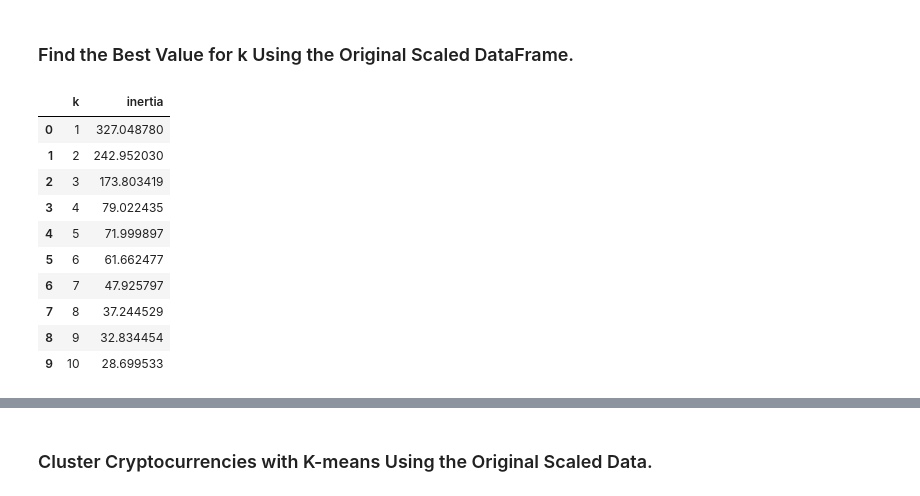
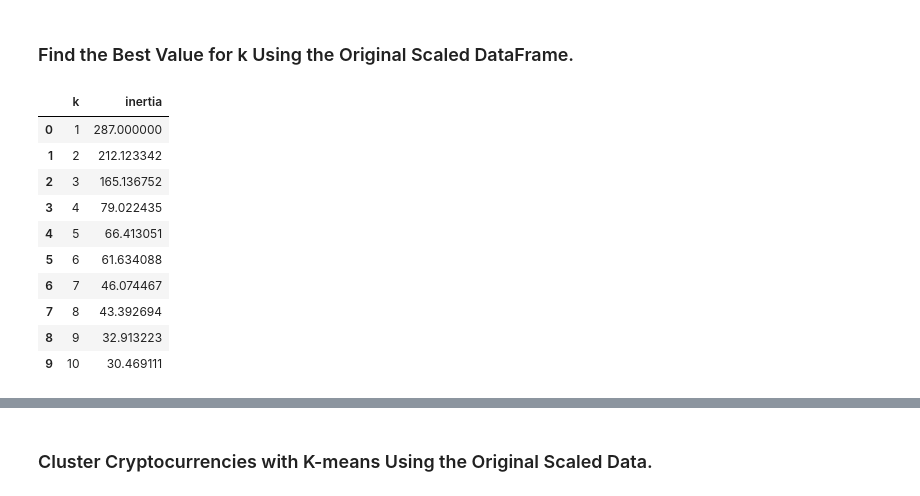
Before and after one commit to Kidalv85/CryptoClustering, a Jupyter notebook: Crypto_Clustering.ipynb, the cells around one changed output, grey strips where cells are left out. Cells and saved outputs as stored; diff of their text form; code cells hidden in the pictures.

```diff
--- a/Crypto_Clustering.ipynb
+++ b/Crypto_Clustering.ipynb
@@ -43,17 +43,18 @@ market_data_df.describe()
 ### Prepare the Data
 # %%
 # Use the `StandardScaler()` module from scikit-learn to normalize the data from the CSV file
-scaled_data = StandardScaler().fit_transform(market_data_df)
+columns = ["price_change_percentage_24h", "price_change_percentage_7d",\
+            "price_change_percentage_14d","price_change_percentage_30d",\
+            "price_change_percentage_60d","price_change_percentage_200d",\
+            "price_change_percentage_1y"]
+scaled_data = StandardScaler().fit_transform(market_data_df[columns])
 # %%
 # Create a DataFrame with the scaled data
-market_data_scaled_df = pd.DataFrame(scaled_data,columns=["price_change_percentage_24h", "price_change_percentage_7d",\
-                                                                            "price_change_percentage_14d","price_change_percentage_30d",\
-                                                                            "price_change_percentage_60d","price_change_percentage_200d",\
-                                                                            "price_change_percentage_1y"])
+market_data_scaled_df = pd.DataFrame(scaled_data,columns=columns)
 # Copy the crypto names from the original data
-market_data_scaled_df['coin_id'] = market_data_df.index
+market_data_scaled_df['crypto_names'] = market_data_df.index
 # Set the coinid column as index
-market_data_scaled_df = market_data_scaled_df.set_index('coin_id')
+market_data_scaled_df = market_data_scaled_df.set_index('crypto_names')
 # Display sample data
 market_data_scaled_df.head()
 # %% [output]
@@ -68,47 +69,47 @@ market_data_scaled_df.head()
 ### Find the Best Value for k Using the Original Scaled DataFrame.
 # %%
  # Use a range from 1 to 11
-k_values = range(1,11)
+k_values = list(range(1,11))
 # Create a for loop to compute the inertia with each possible value of k
 # Inside the loop:
 # 1. Create a KMeans model using the loop counter for the n_clusters
 # 2. Fit the model to the data using the scaled DataFrame
 # 3. Append the model.inertia_ to the inertia list
 def calculate_elbow_curve(data_frame, k_values):
 
     # Create an empty list to store the inertia values
-    inertia_values = []
+    inertia = []
 
     # Loop through each k value and calculate inertia
     for k in k_values:
         kmeans = KMeans(n_clusters=k, random_state=1)
         kmeans.fit(data_frame)
-        inertia_values.append(kmeans.inertia_)
+        inertia.append(kmeans.inertia_)
 
     # Create a dictionary with the data to plot the Elbow curve
     elbow_data = {
         'k': k_values,
-        'inertia': inertia_values
+        'inertia': inertia
     }
 
     return elbow_data
 # Create a DataFrame with the data to plot the Elbow curve
 elbow_df = pd.DataFrame(calculate_elbow_curve(market_data_scaled_df, k_values))
 # Display the DataFrame
 
 elbow_df
 # %% [output]
 |  | k | inertia |
-| 0 | 1 | 327.048780 |
-| 1 | 2 | 242.952030 |
-| 2 | 3 | 173.803419 |
+| 0 | 1 | 287.000000 |
+| 1 | 2 | 212.123342 |
+| 2 | 3 | 165.136752 |
 | 3 | 4 | 79.022435 |
-| 4 | 5 | 71.999897 |
-| 5 | 6 | 61.662477 |
-| 6 | 7 | 47.925797 |
-| 7 | 8 | 37.244529 |
-| 8 | 9 | 32.834454 |
-| 9 | 10 | 28.699533 |
+| 4 | 5 | 66.413051 |
+| 5 | 6 | 61.634088 |
+| 6 | 7 | 46.074467 |
+| 7 | 8 | 43.392694 |
+| 8 | 9 | 32.913223 |
+| 9 | 10 | 30.469111 |
 # %%
 def showElbowCurvePlot(elbow_df):
     plt.figure(figsize=(8, 6))
```
Also changed, not shown: parts of 8 cells of this notebook.
